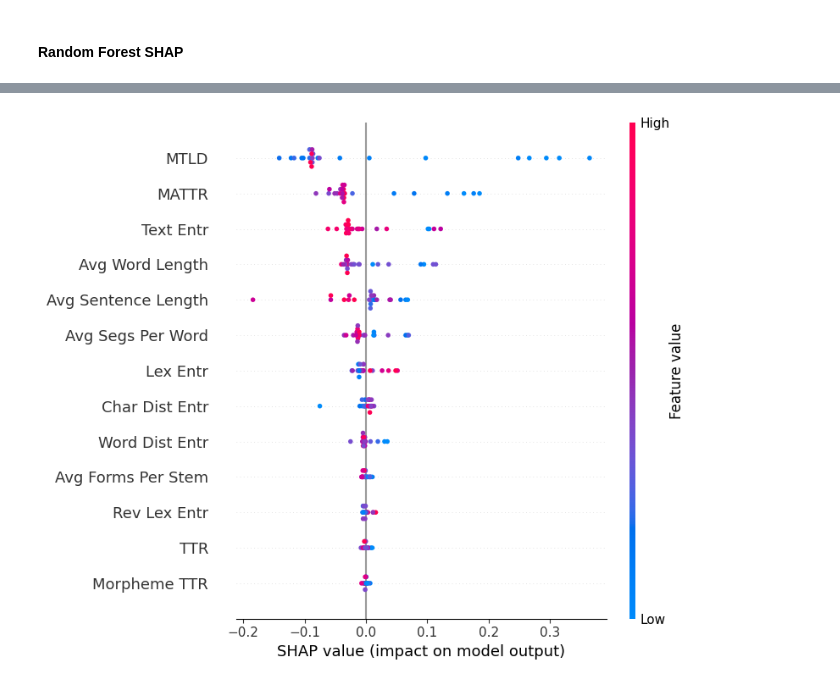
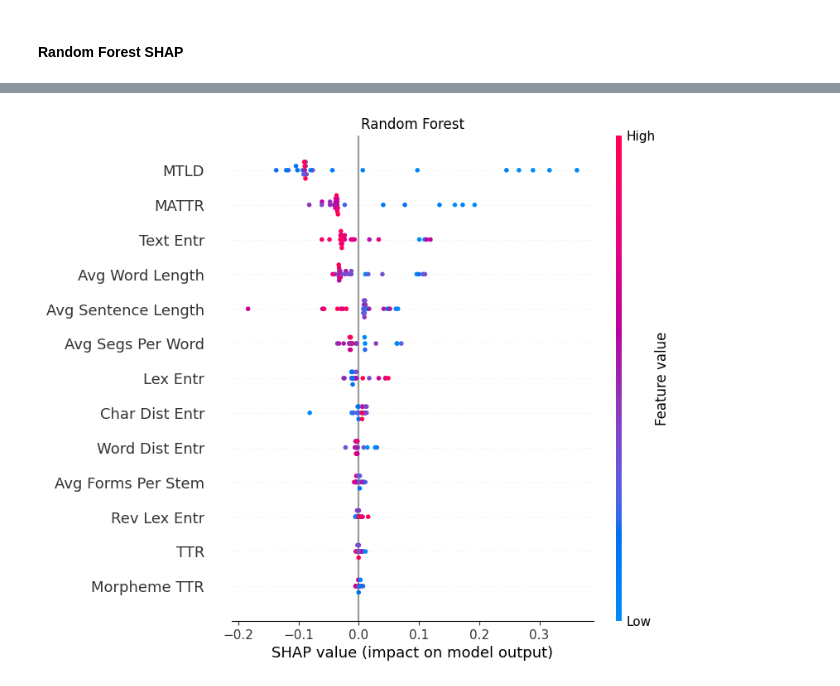
Before and after one commit to kirbergerconnor/iscl-thesis, a Jupyter notebook: classification.ipynb, the cells around one changed output, grey strips where cells are left out. Drawn from its saved outputs; the diff is of its cells as text; code cells hidden in the pictures.

```diff
--- a/classification.ipynb
+++ b/classification.ipynb
@@ -381,15 +382,16 @@ RandomForestClassifier(class_weight='balanced', criterion='entropy',
 # %%
 # SHAP feature importances
 shap.initjs()
 explainer = shap.KernelExplainer(rf.predict, X)
 shap_values = explainer.shap_values(X)
 shap.summary_plot(shap_values, X, feature_names=data.iloc[:,2:].columns.values, show=False)
 # plt.tight_layout()
+plt.title('Random Forest')
 plt.savefig("./results/RF_SHAP_values.png", bbox_inches='tight')
 plt.show()
 # %% [output]
 [interactive output not drawn]
-[figure, old version]
+[figure, new version]
 # %%
 # Tree Interpreter
 
```
Also changed, not shown: parts of 2 cells of this notebook, 24 other files.
